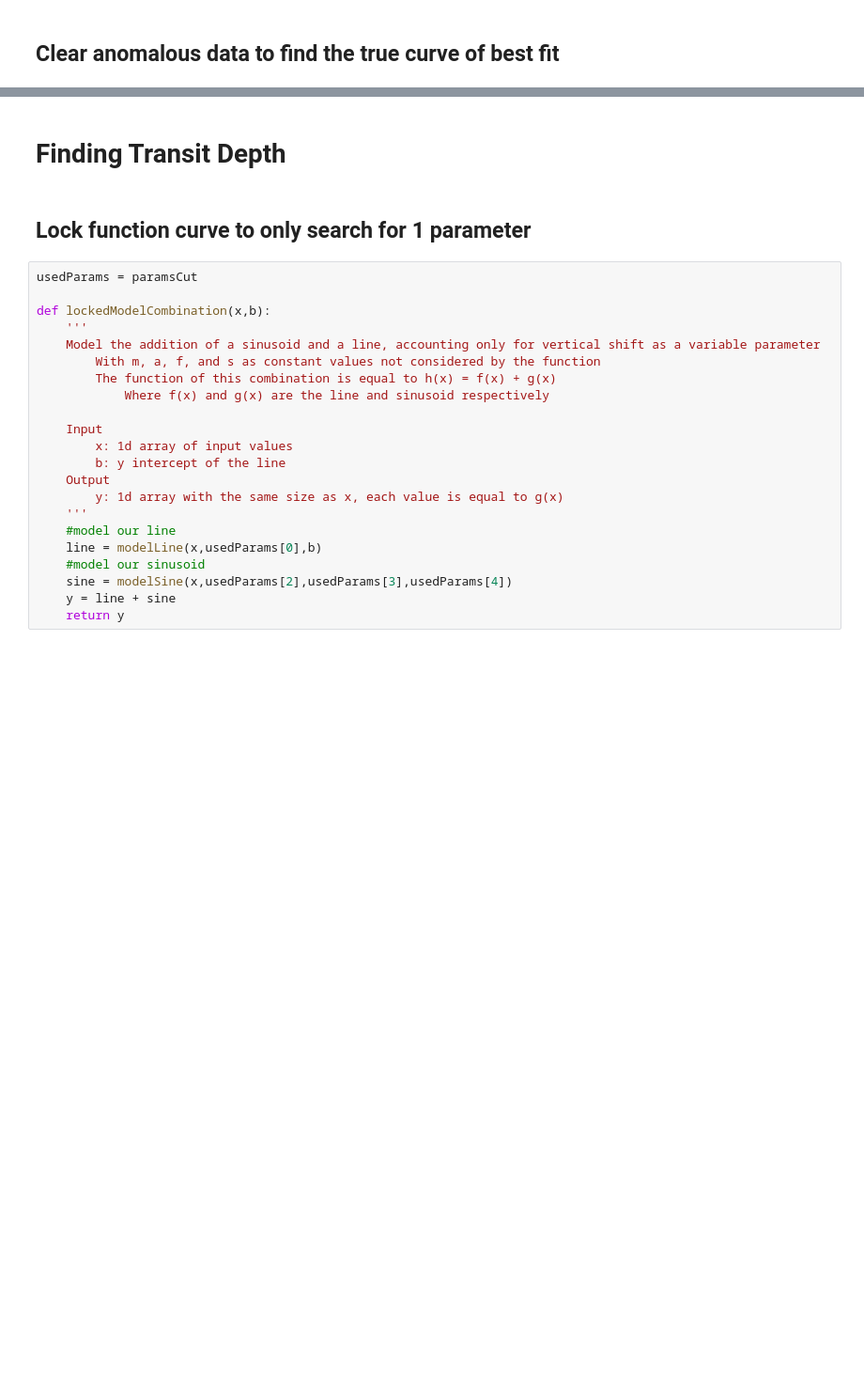
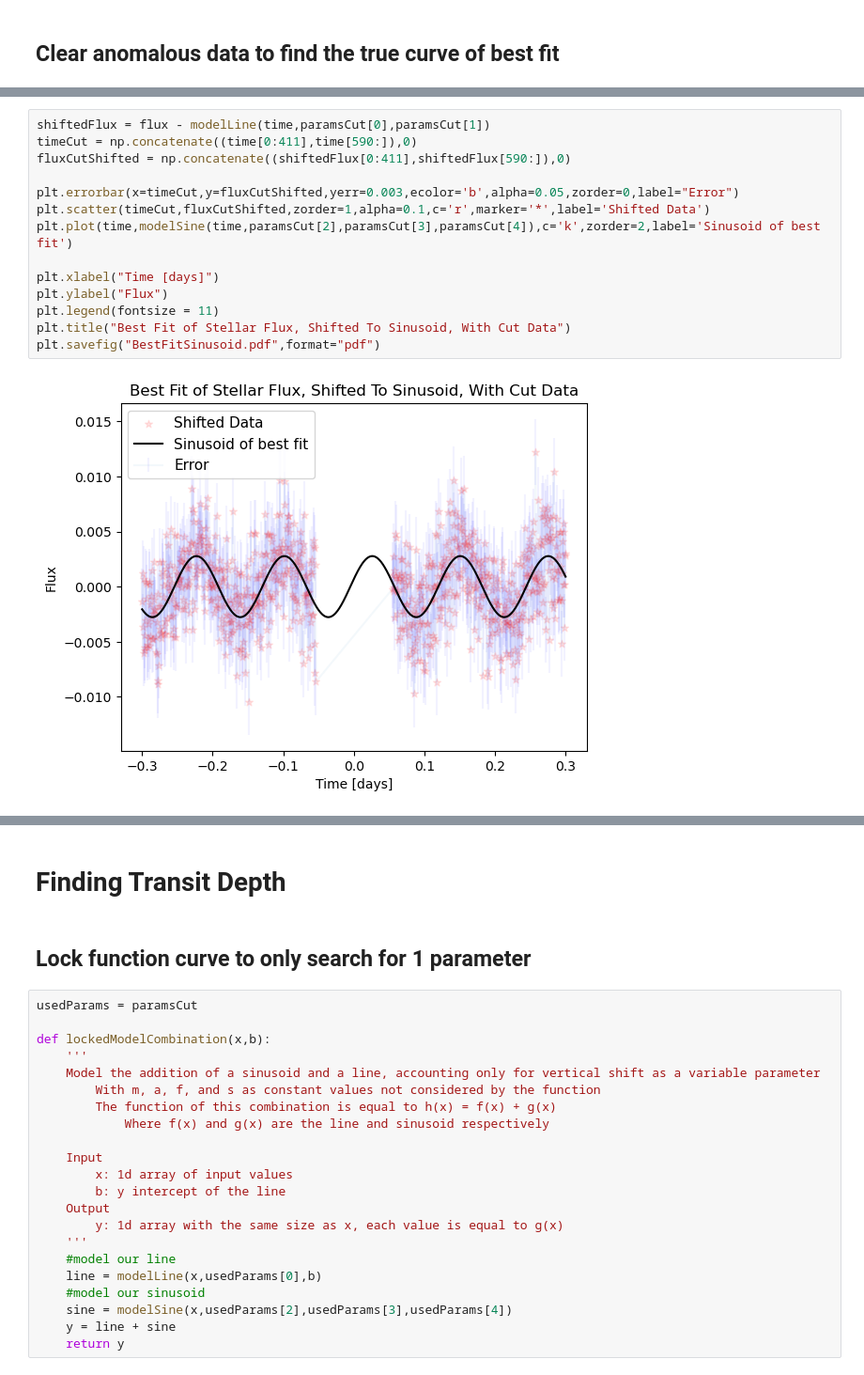
Before and after one commit to Starllation/ASTR-19-Group-Project, a Jupyter notebook: Group Project Task 2.ipynb, the cells around one changed output, grey strips where cells are left out. Shown at 94% size. Cells and saved outputs as stored; diff of their text form; blank space fills up the shorter version.

```diff
--- a/Group Project Task 2.ipynb
+++ b/Group Project Task 2.ipynb
@@ -186,0 +202,16 @@ plt.savefig("PlanetLightCurveCut.pdf",format="pdf")
+# %%
+shiftedFlux = flux - modelLine(time,paramsCut[0],paramsCut[1])
+timeCut = np.concatenate((time[0:411],time[590:]),0)
+fluxCutShifted = np.concatenate((shiftedFlux[0:411],shiftedFlux[590:]),0)
+
+plt.errorbar(x=timeCut,y=fluxCutShifted,yerr=0.003,ecolor='b',alpha=0.05,zorder=0,label="Error")
+plt.scatter(timeCut,fluxCutShifted,zorder=1,alpha=0.1,c='r',marker='*',label='Shifted Data')
+plt.plot(time,modelSine(time,paramsCut[2],paramsCut[3],paramsCut[4]),c='k',zorder=2,label='Sinusoid of best fit')
+
+plt.xlabel("Time [days]")
+plt.ylabel("Flux")
+plt.legend(fontsize = 11)
+plt.title("Best Fit of Stellar Flux, Shifted To Sinusoid, With Cut Data")
+plt.savefig("BestFitSinusoid.pdf",format="pdf")
+# %% [output]
+[figure, added]
```
Also changed, not shown: parts of 20 cells of this notebook.
